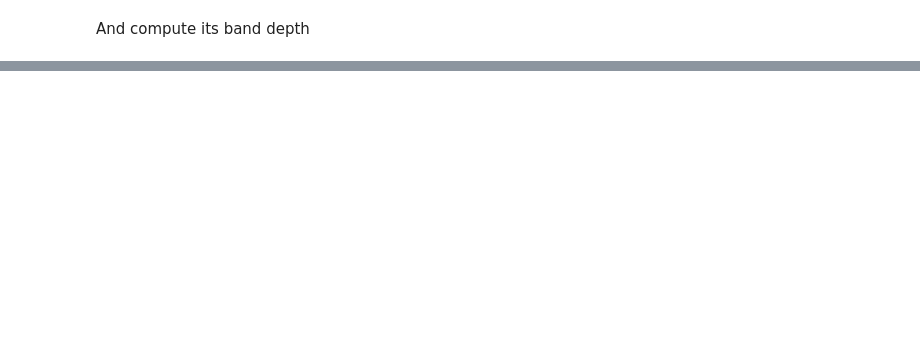
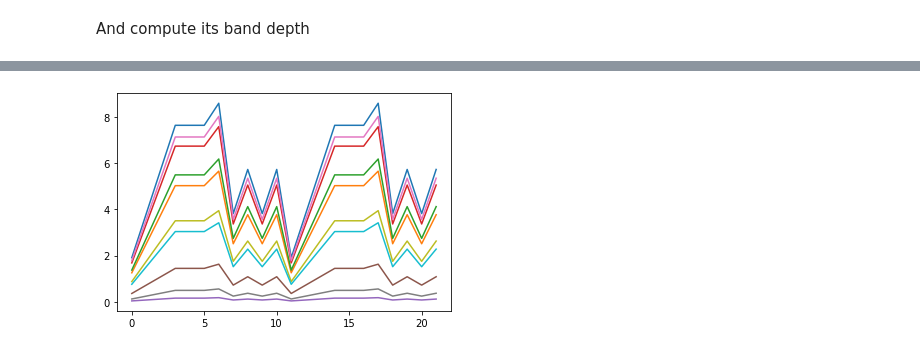
Before and after one commit to braingeneers/statdepth, a Jupyter notebook: testing_notebooks/jlehrer_package_testing.ipynb, the cells around one changed output, grey strips where cells are left out. Saved outputs shown, nothing was run; the diff lists cells and outputs as text; code cells hidden in the pictures; blank space fills up the shorter version.

```diff
--- a/testing_notebooks/jlehrer_package_testing.ipynb
+++ b/testing_notebooks/jlehrer_package_testing.ipynb
@@ -63,0 +81,12 @@ And compute its band depth
+# %%
+t = [1,2,3,4,4,4,4.5,2,3,2,3]*2
+df2 = pd.DataFrame()
+for col in range(10):
+    df2[col] = t
+
+for col in df2:
+    df2[col] = df2[col] * np.random.rand() * 2
+
+plt.plot(df2);
+# %% [output]
+[figure, added]
```
Also changed, not shown: parts of 8 cells of this notebook, 4 other files.
